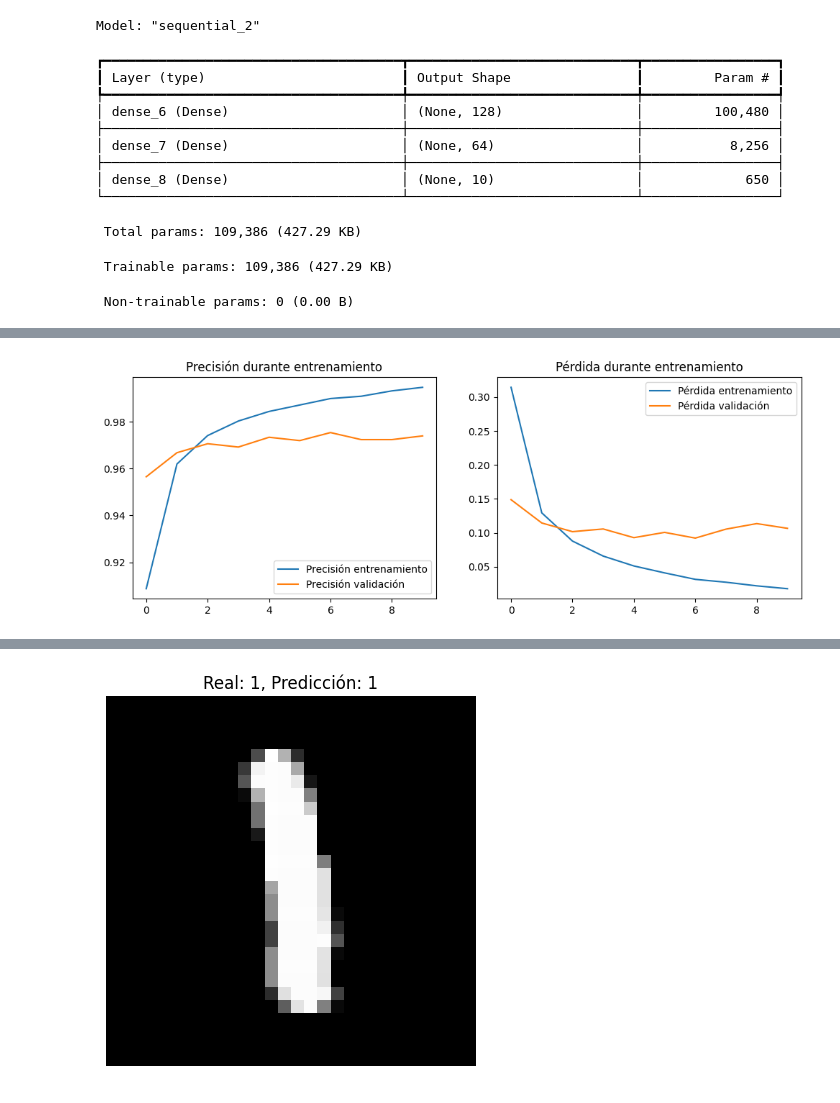
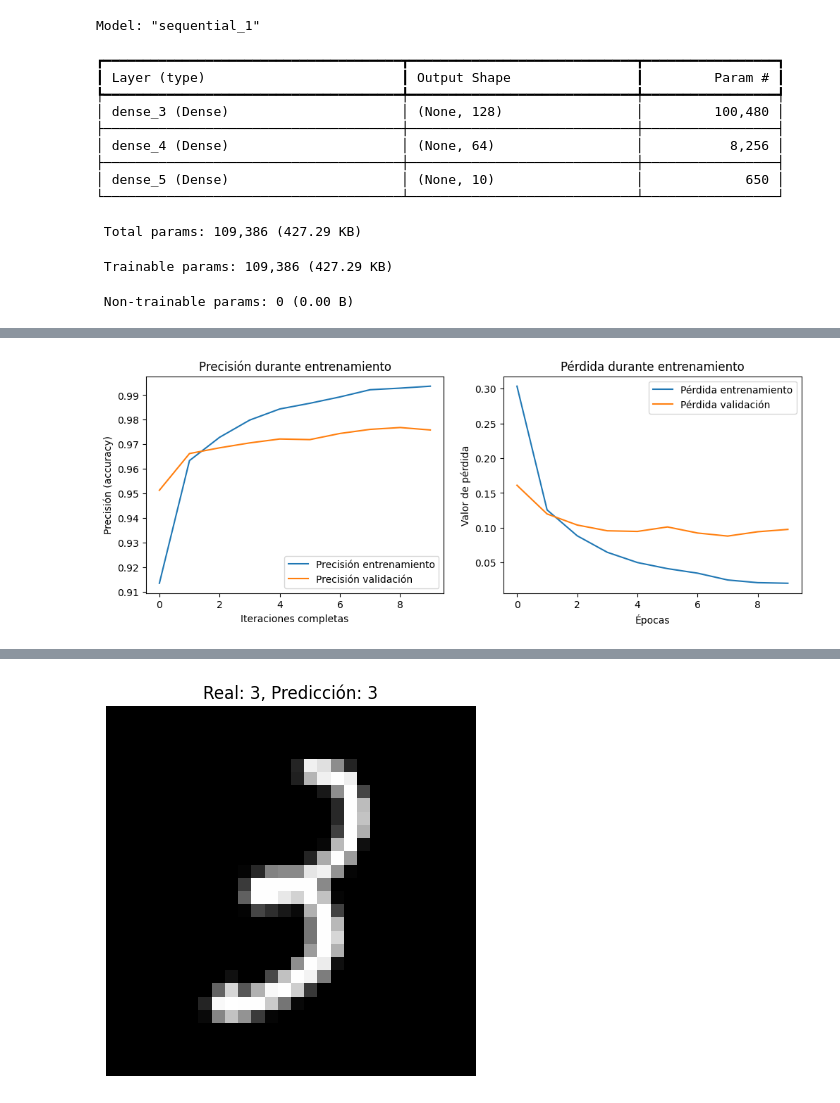
Before and after one commit to DrAnonimo/IdeasArtificiales, a Jupyter notebook: RedesNeuronales/RedesNeuronales.ipynb, the cells around one changed output, grey strips where cells are left out. Cells and saved outputs as stored; diff of their text form; code cells hidden in the pictures.

```diff
--- a/RedesNeuronales/RedesNeuronales.ipynb
+++ b/RedesNeuronales/RedesNeuronales.ipynb
@@ -66,12 +66,16 @@ plt.figure(figsize=(12, 4))
 plt.subplot(1, 2, 1)
 plt.plot(history.history['accuracy'], label='Precisión entrenamiento')
 plt.plot(history.history['val_accuracy'], label='Precisión validación')
+plt.xlabel('Iteraciones completas') # Etiqueta del eje X (iteraciones de entrenamiento)
+plt.ylabel('Precisión (accuracy)')  # Etiqueta del eje Y (rendimiento del modelo)
 plt.title('Precisión durante entrenamiento')
 plt.legend()
 
 plt.subplot(1, 2, 2)
 plt.plot(history.history['loss'], label='Pérdida entrenamiento')
 plt.plot(history.history['val_loss'], label='Pérdida validación')
+plt.xlabel('Épocas')  # Etiqueta del eje X (iteraciones de entrenamiento)
+plt.ylabel('Valor de pérdida')  # Etiqueta del eje Y (magnitud de la función de pérdida)
 plt.title('Pérdida durante entrenamiento')
 plt.legend()
 plt.show()
@@ -102,15 +106,15 @@ plt.axis('off')
 plt.show()
 # %% [output]
 [figure]
-Model: "sequential_2"
+Model: "sequential_1"
 ┏━━━━━━━━━━━━━━━━━━━━━━━━━━━━━━━━━━━━━━┳━━━━━━━━━━━━━━━━━━━━━━━━━━━━━┳━━━━━━━━━━━━━━━━━┓
 ┃ Layer (type)                         ┃ Output Shape                ┃         Param # ┃
 ┡━━━━━━━━━━━━━━━━━━━━━━━━━━━━━━━━━━━━━━╇━━━━━━━━━━━━━━━━━━━━━━━━━━━━━╇━━━━━━━━━━━━━━━━━┩
-│ dense_6 (Dense)                      │ (None, 128)                 │         100,480 │
+│ dense_3 (Dense)                      │ (None, 128)                 │         100,480 │
 ├──────────────────────────────────────┼─────────────────────────────┼─────────────────┤
-│ dense_7 (Dense)                      │ (None, 64)                  │           8,256 │
+│ dense_4 (Dense)                      │ (None, 64)                  │           8,256 │
 ├──────────────────────────────────────┼─────────────────────────────┼─────────────────┤
-│ dense_8 (Dense)                      │ (None, 10)                  │             650 │
+│ dense_5 (Dense)                      │ (None, 10)                  │             650 │
 └──────────────────────────────────────┴─────────────────────────────┴─────────────────┘
  Total params: 109,386 (427.29 KB)
  Trainable params: 109,386 (427.29 KB)
@@ -135 +139 @@ Epoch 10/10
-[figure, old version]
+[figure, new version]
@@ -140 +144 @@ Precisión en test: 0.9723
-[figure, old version]
+[figure, new version]
```
Also changed, not shown: parts of 1 cell of this notebook.
